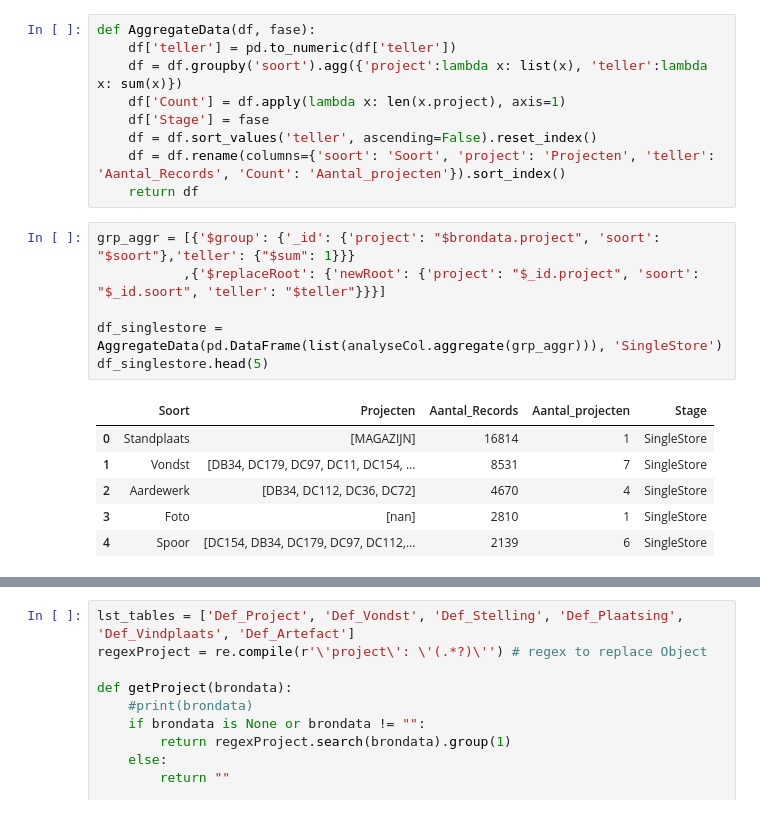
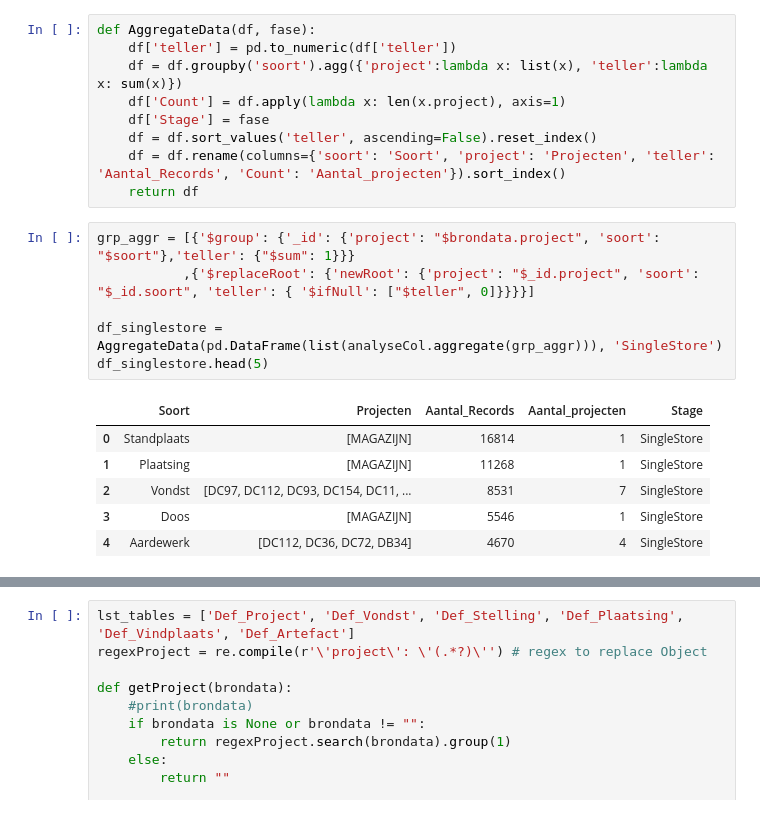
Before and after one commit to brienen/wasstraat_archeologische_data, a Jupyter notebook: notebooks/Analyse Objecten.ipynb, the cells around one changed output, grey strips where cells are left out. Saved outputs shown, nothing was run; the diff lists cells and outputs as text.

Commit message:
Alle objeten naar Single Store

```diff
--- a/notebooks/Analyse Objecten.ipynb
+++ b/notebooks/Analyse Objecten.ipynb
@@ -49,17 +35,17 @@ def AggregateData(df, fase):
     return df
 # %%
 grp_aggr = [{'$group': {'_id': {'project': "$brondata.project", 'soort': "$soort"},'teller': {"$sum": 1}}}
-           ,{'$replaceRoot': {'newRoot': {'project': "$_id.project", 'soort': "$_id.soort", 'teller': "$teller"}}}]
+           ,{'$replaceRoot': {'newRoot': {'project': "$_id.project", 'soort': "$_id.soort", 'teller': { '$ifNull': ["$teller", 0]}}}}]
 
 df_singlestore = AggregateData(pd.DataFrame(list(analyseCol.aggregate(grp_aggr))), 'SingleStore')
 df_singlestore.head(5)
 # %% [output]
 |  | Soort | Projecten | Aantal_Records | Aantal_projecten | Stage |
 | 0 | Standplaats | [MAGAZIJN] | 16814 | 1 | SingleStore |
-| 1 | Vondst | [DB34, DC179, DC97, DC11, DC154, ... | 8531 | 7 | SingleStore |
-| 2 | Aardewerk | [DB34, DC112, DC36, DC72] | 4670 | 4 | SingleStore |
-| 3 | Foto | [nan] | 2810 | 1 | SingleStore |
-| 4 | Spoor | [DC154, DB34, DC179, DC97, DC112,... | 2139 | 6 | SingleStore |
+| 1 | Plaatsing | [MAGAZIJN] | 11268 | 1 | SingleStore |
+| 2 | Vondst | [DC97, DC112, DC93, DC154, DC11, ... | 8531 | 7 | SingleStore |
+| 3 | Doos | [MAGAZIJN] | 5546 | 1 | SingleStore |
+| 4 | Aardewerk | [DC112, DC36, DC72, DB34] | 4670 | 4 | SingleStore |
 # %%
 #grp_aggr = [{'$group': {'_id': {'project': "$brondata.project", 'soort': "$brondata.table"},'teller': {"$sum": 1}}}
 #           ,{'$replaceRoot': {'newRoot': {'project': "$_id.project", 'table': "$_id.table", 'teller': "$teller"}}}]
```
Also changed, not shown: parts of 4 cells of this notebook, 3 other files.
